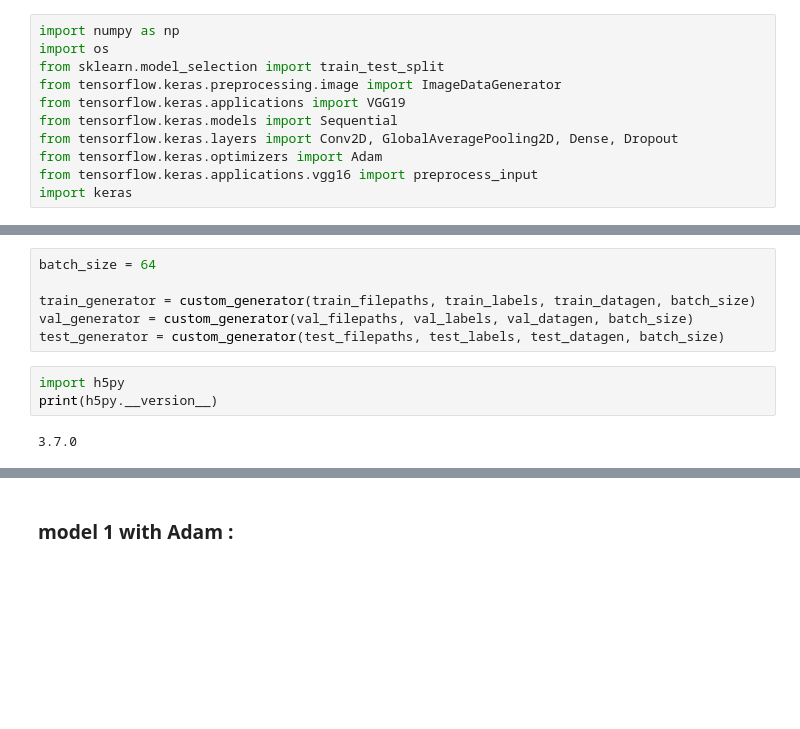
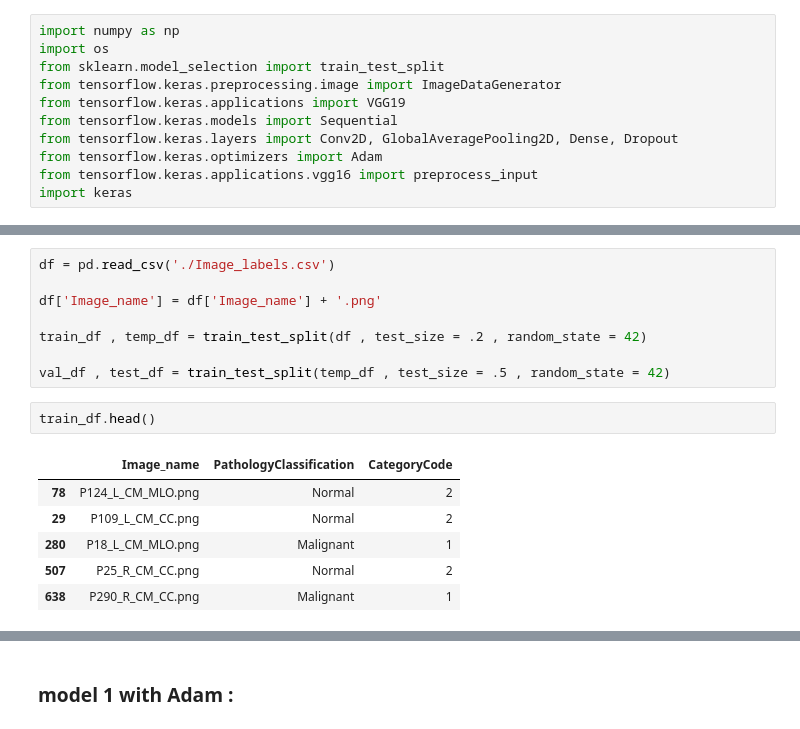
Before and after one commit to abdolazizsalimi/PGU_DataMining_1402, a Jupyter notebook: finalProject/Breast-Canser-notebook.ipynb, the cells around one changed output, grey strips where cells are left out. Cells and saved outputs as stored; diff of their text form; blank space fills up the shorter version.

```diff
--- a/finalProject/Breast-Canser-notebook.ipynb
+++ b/finalProject/Breast-Canser-notebook.ipynb
@@ -604,11 +558,17 @@ def custom_generator(filepaths, labels, datagen, batch_size):
-# %%
-batch_size = 64
-
-train_generator = custom_generator(train_filepaths, train_labels, train_datagen, batch_size)
-val_generator = custom_generator(val_filepaths, val_labels, val_datagen, batch_size)
-test_generator = custom_generator(test_filepaths, test_labels, test_datagen, batch_size)
-# %%
-import h5py
-print(h5py.__version__)
-# %% [output]
-3.7.0
+# %%
+df = pd.read_csv('./Image_labels.csv')
+
+df['Image_name'] = df['Image_name'] + '.png'
+
+train_df , temp_df = train_test_split(df , test_size = .2 , random_state = 42)
+
+val_df , test_df = train_test_split(temp_df , test_size = .5 , random_state = 42)
+# %%
+train_df.head()
+# %% [output]
+|  | Image_name | PathologyClassification | CategoryCode |
+| 78 | P124_L_CM_MLO.png | Normal | 2 |
+| 29 | P109_L_CM_CC.png | Normal | 2 |
+| 280 | P18_L_CM_MLO.png | Malignant | 1 |
+| 507 | P25_R_CM_CC.png | Normal | 2 |
+| 638 | P290_R_CM_CC.png | Malignant | 1 |
```
Also changed, not shown: parts of 37 cells of this notebook, 1 other file.
